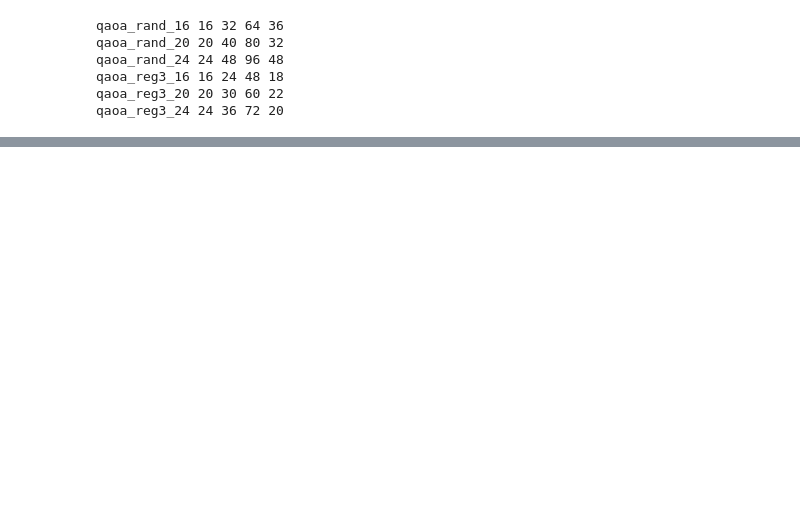
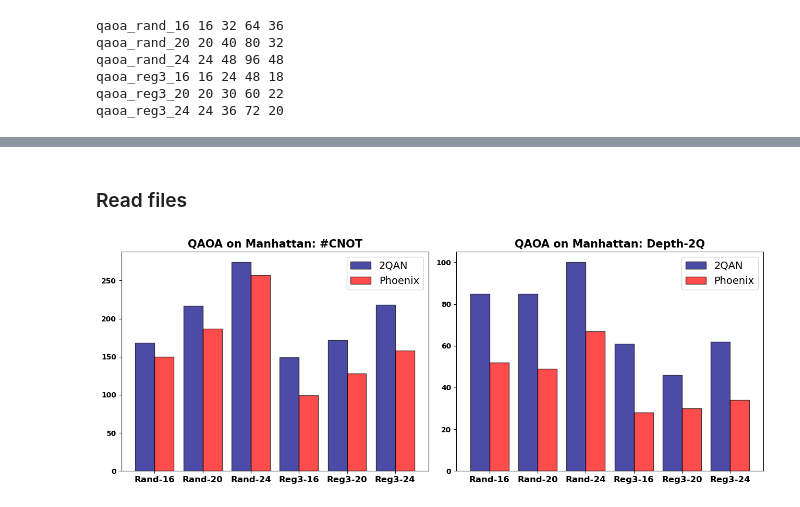
Before and after one commit to iqubit-org/phoenix, a Jupyter notebook: experiments/qaoa_analysis/analysis.ipynb, the cells around one changed output, grey strips where cells are left out. Saved outputs shown, nothing was run; the diff lists cells and outputs as text; code cells hidden in the pictures; blank space fills up the shorter version.

```diff
--- a/experiments/qaoa_analysis/analysis.ipynb
+++ b/experiments/qaoa_analysis/analysis.ipynb
@@ -17,5 +20,6 @@ import matplotlib.pyplot as plt
 # %%
 Manhattan = CouplingMap(arch.read_device_topology('../manhattan.graphml').to_directed().edge_list())
+All2all = CouplingMap(rx.generators.complete_graph(35).to_directed().edge_list())
 json_dpath = '../../benchmarks/qaoa_json'
 # %% [markdown]
 **2QAN results on Manhattan:**
@@ -133,0 +220,11 @@ qaoa_reg3_24 24 36 72 20
+# %%
+for fname in fnames:
+    json_fname = os.path.join(json_dpath, fname + '.json')
+    with open(json_fname, 'r') as f:
+        data = json.load(f)
+
+    # all2all mapping
+    circ = phoenix_pass(data['paulis'], data['coeffs'], coupling_map=All2all)
+    # result_phoenix.loc[result_phoenix['fname'] == fname, 'num_cnot(all2all)'] = circ.num_nonlocal_gates()
+    # result_phoenix.loc[result_phoenix['fname'] == fname, 'depth_2q(all2all)'] = circ.depth(lambda instr: instr.operation.num_qubits > 1)
+    print(fname, circ.num_nonlocal_gates(), circ.depth(lambda instr: instr.operation.num_qubits > 1))
@@ -133,0 +248,32 @@ qaoa_reg3_24 24 36 72 20
+# %% [markdown]
+### Read files
+# %%
+result_phoenix = pd.read_csv('qaoa_phoexix.csv')
+result_2qan = pd.read_csv('qaoa_2qan.csv')
+# %%
+plt.figure(figsize=(13, 5))
+
+
+plt.subplot(1, 2, 1)
+width = 0.4
+xticks = [fname.replace('qaoa_', '').replace('_', '-').capitalize() for fname in fnames]
+plt.bar(np.arange(len(xticks)) - 0.5 * width, result_2qan['num_cnot(manhattan)'], width=width, label='2QAN', color='navy', alpha=0.7, edgecolor='black')
+plt.bar(np.arange(len(xticks)) + 0.5 * width, result_phoenix['num_cnot(manhattan)'], width=width, label='Phoenix', color='red', alpha=0.7, edgecolor='black')
+plt.xticks(range(len(xticks)), xticks, fontsize=12, fontweight='bold')
+plt.legend(fontsize=14, loc='upper right')
+plt.yticks(fontweight='bold')
+plt.title('QAOA on Manhattan: #CNOT', fontsize=15, fontweight='bold')
+
+plt.subplot(1, 2, 2)
+plt.bar(np.arange(len(xticks)) - 0.5 * width, result_2qan['depth_2q(manhattan)'], width=width, label='2QAN', color='navy', alpha=0.7, edgecolor='black')
+plt.bar(np.arange(len(xticks)) + 0.5 * width, result_phoenix['depth_2q(manhattan)'], width=width, label='Phoenix', color='red', alpha=0.7, edgecolor='black')
+plt.xticks(range(len(xticks)), xticks, fontsize=12, fontweight='bold')
+plt.legend(fontsize=14, loc='upper right')
+plt.yticks(fontweight='bold')
+plt.title('QAOA on Manhattan: Depth-2Q', fontsize=15, fontweight='bold')
+
+
+plt.tight_layout()
+# plt.savefig('../figures/qaoa.pdf')
+# %% [output]
+[figure, added]
```
Also changed, not shown: parts of 20 cells of this notebook, 14 other files.
